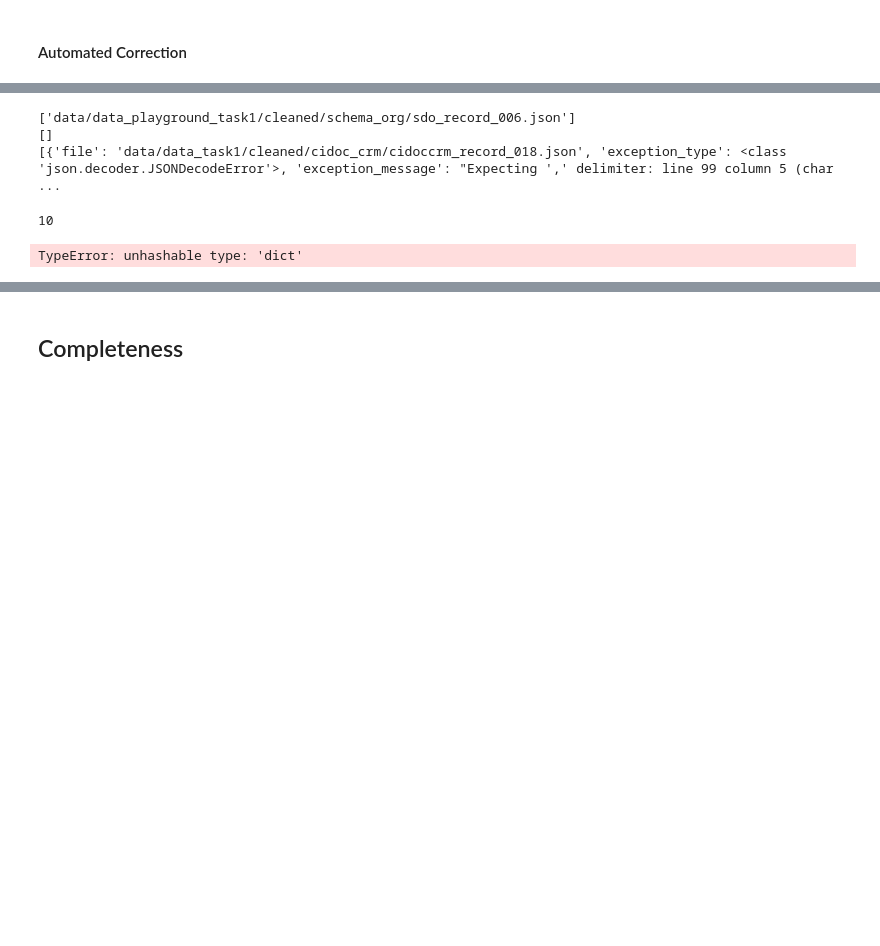
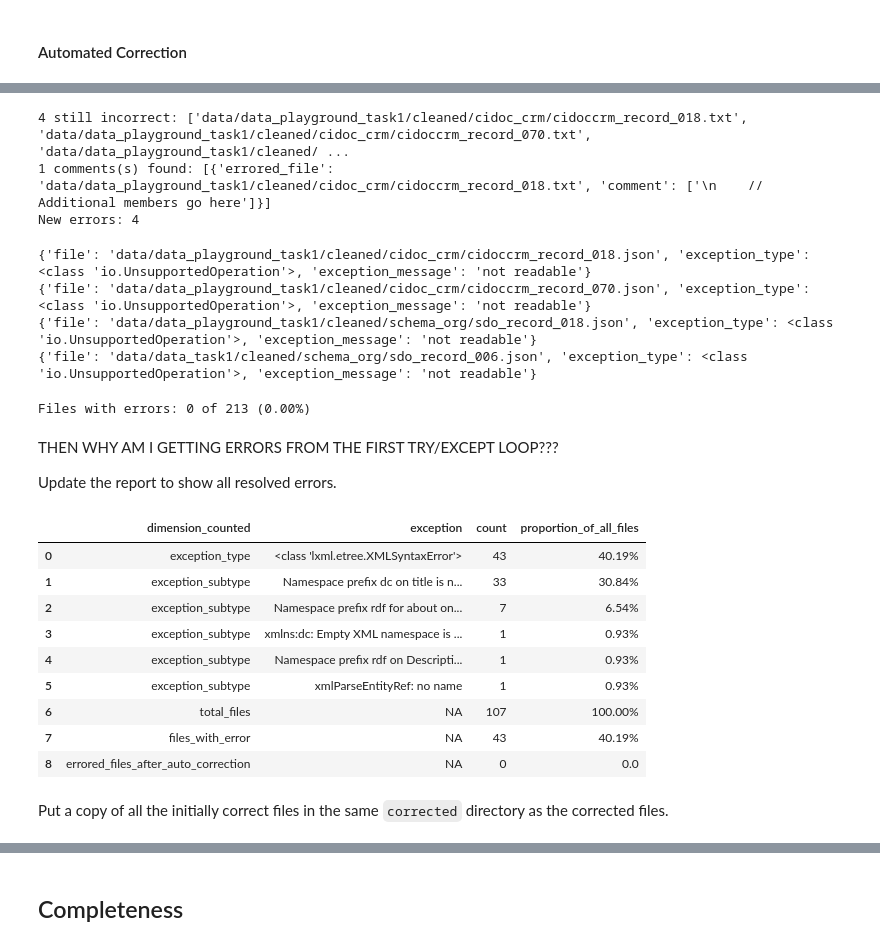
Before and after one commit to thegoose20/lada-eval, a Jupyter notebook: evaluation.ipynb, the cells around one changed output, grey strips where cells are left out. Saved outputs shown, nothing was run; the diff lists cells and outputs as text; code cells hidden in the pictures; blank space fills up the shorter version.

```diff
--- a/evaluation.ipynb
+++ b/evaluation.ipynb
@@ -495,13 +486,35 @@ for errored_file in txt_errored_files:
 # %%
-print(still_incorrect)
-print(comments_found)
-print(syntax_errors)
+print(len(still_incorrect), "still incorrect:", still_incorrect)
+print(len(comments_found), "comments(s) found:", comments_found)
+print("New errors:", len(new_syntax_errors))
 # %% [output]
-['data/data_playground_task1/cleaned/schema_org/sdo_record_006.json']
-[]
-[{'file': 'data/data_task1/cleaned/cidoc_crm/cidoccrm_record_018.json', 'exception_type': <class 'json.decoder.JSONDecodeError'>, 'exception_message': "Expecting ',' delimiter: line 99 column 5 (char  ...
+4 still incorrect: ['data/data_playground_task1/cleaned/cidoc_crm/cidoccrm_record_018.txt', 'data/data_playground_task1/cleaned/cidoc_crm/cidoccrm_record_070.txt', 'data/data_playground_task1/cleaned/ ...
+1 comments(s) found: [{'errored_file': 'data/data_playground_task1/cleaned/cidoc_crm/cidoccrm_record_018.txt', 'comment': ['\n    // Additional members go here']}]
+New errors: 4
 # %%
-print(len(syntax_errors))
+for new_e in new_syntax_errors:
+    print(new_e)
 # %% [output]
-10
+{'file': 'data/data_playground_task1/cleaned/cidoc_crm/cidoccrm_record_018.json', 'exception_type': <class 'io.UnsupportedOperation'>, 'exception_message': 'not readable'}
+{'file': 'data/data_playground_task1/cleaned/cidoc_crm/cidoccrm_record_070.json', 'exception_type': <class 'io.UnsupportedOperation'>, 'exception_message': 'not readable'}
+{'file': 'data/data_playground_task1/cleaned/schema_org/sdo_record_018.json', 'exception_type': <class 'io.UnsupportedOperation'>, 'exception_message': 'not readable'}
+{'file': 'data/data_task1/cleaned/schema_org/sdo_record_006.json', 'exception_type': <class 'io.UnsupportedOperation'>, 'exception_message': 'not readable'}
-TypeError: unhashable type: 'dict'
+# %%
+errors = []
+for txt_f in still_incorrect:
+    json_f = txt_f.replace(".txt", ".json")
+    new_json_path = json_f.replace("cleaned", "corrected")
+    with open(new_json_path) as f:
+        try:
+            data = json.load(f)
+        except Exception as e:
+            f_error = {"file": json_f, "exception_type": type(e), "exception_message": str(e)}
+            errors += [f_error]
+        f.close()
+print(
+    "Files with errors:",
+    len(errors), "of", len(json_file_paths),
+    f"({(len(errors)/len(json_file_paths))*100:.2f}%)"
+    )
+# %% [output]
+Files with errors: 0 of 213 (0.00%)
@@ -507,0 +523,26 @@ TypeError: unhashable type: 'dict'
+# %% [markdown]
+THEN WHY AM I GETTING ERRORS FROM THE FIRST TRY/EXCEPT LOOP???
+
+Update the report to show all resolved errors.
+# %%
+updated = pd.concat([
+    json_report,
+    pd.DataFrame({
+        "dimension_counted":"errored_files_after_auto_correction",
+        "exception": "NA",
+        "count":len(still_incorrect),
+        "proportion_of_all_files":(len(still_incorrect)/total_json_files)
+    }, index=[json_report.shape[0]])
+])
+updated
+# %% [output]
+|  | dimension_counted | exception | count | proportion_of_all_files |
+| 0 | exception_type | <class 'lxml.etree.XMLSyntaxError'> | 43 | 40.19% |
+| 1 | exception_subtype | Namespace prefix dc on title is n... | 33 | 30.84% |
+| 2 | exception_subtype | Namespace prefix rdf for about on... | 7 | 6.54% |
+| 3 | exception_subtype | xmlns:dc: Empty XML namespace is ... | 1 | 0.93% |
+| 4 | exception_subtype | Namespace prefix rdf on Descripti... | 1 | 0.93% |
+| 5 | exception_subtype | xmlParseEntityRef: no name | 1 | 0.93% |
+| 6 | total_files | NA | 107 | 100.00% |
+| 7 | files_with_error | NA | 43 | 40.19% |
+| 8 | errored_files_after_auto_correction | NA | 0 | 0.0 |
@@ -507,0 +560,2 @@ TypeError: unhashable type: 'dict'
+# %% [markdown]
+Put a copy of all the initially correct files in the same `corrected` directory as the corrected files.
```
Also changed, not shown: parts of 31 cells of this notebook, 2 other files.
